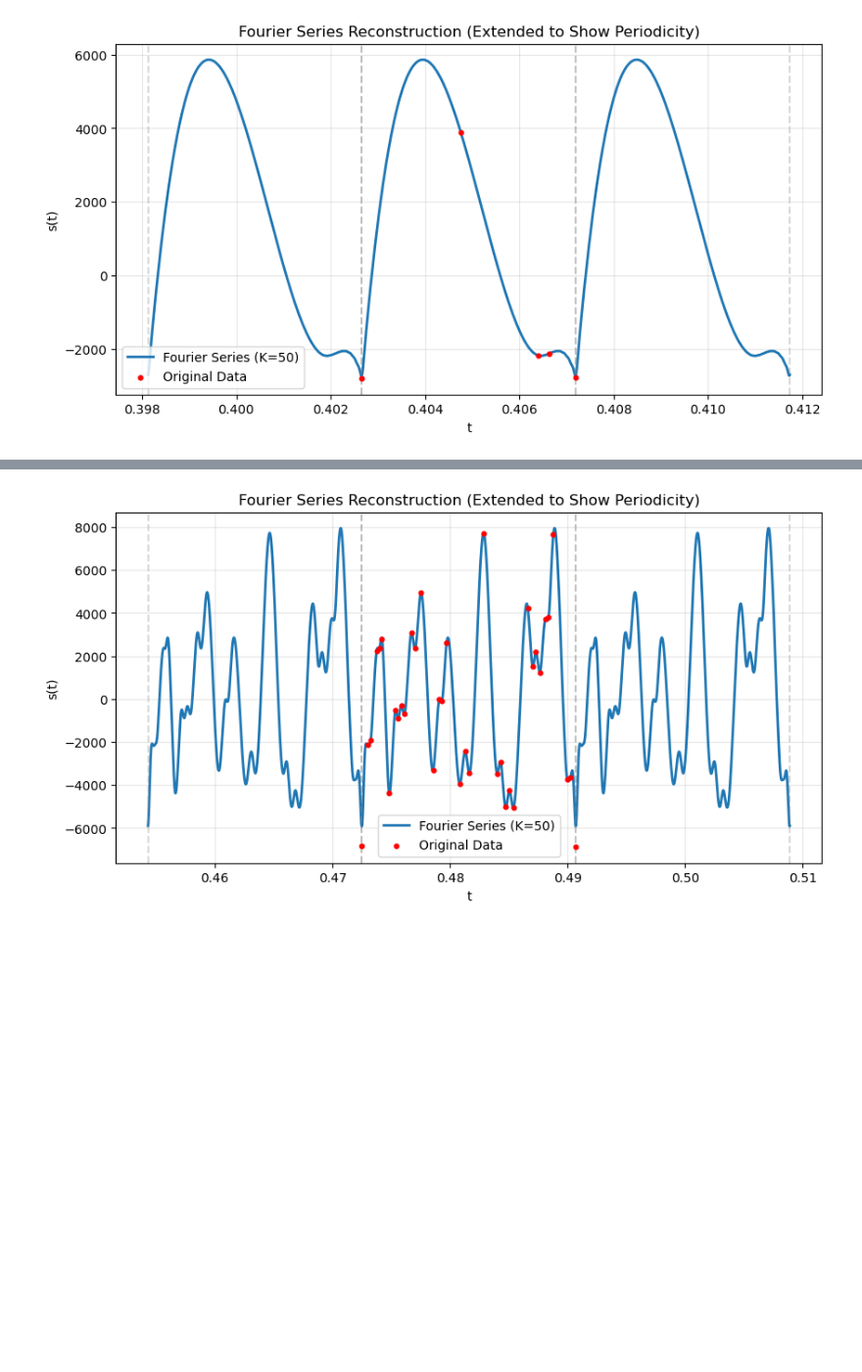
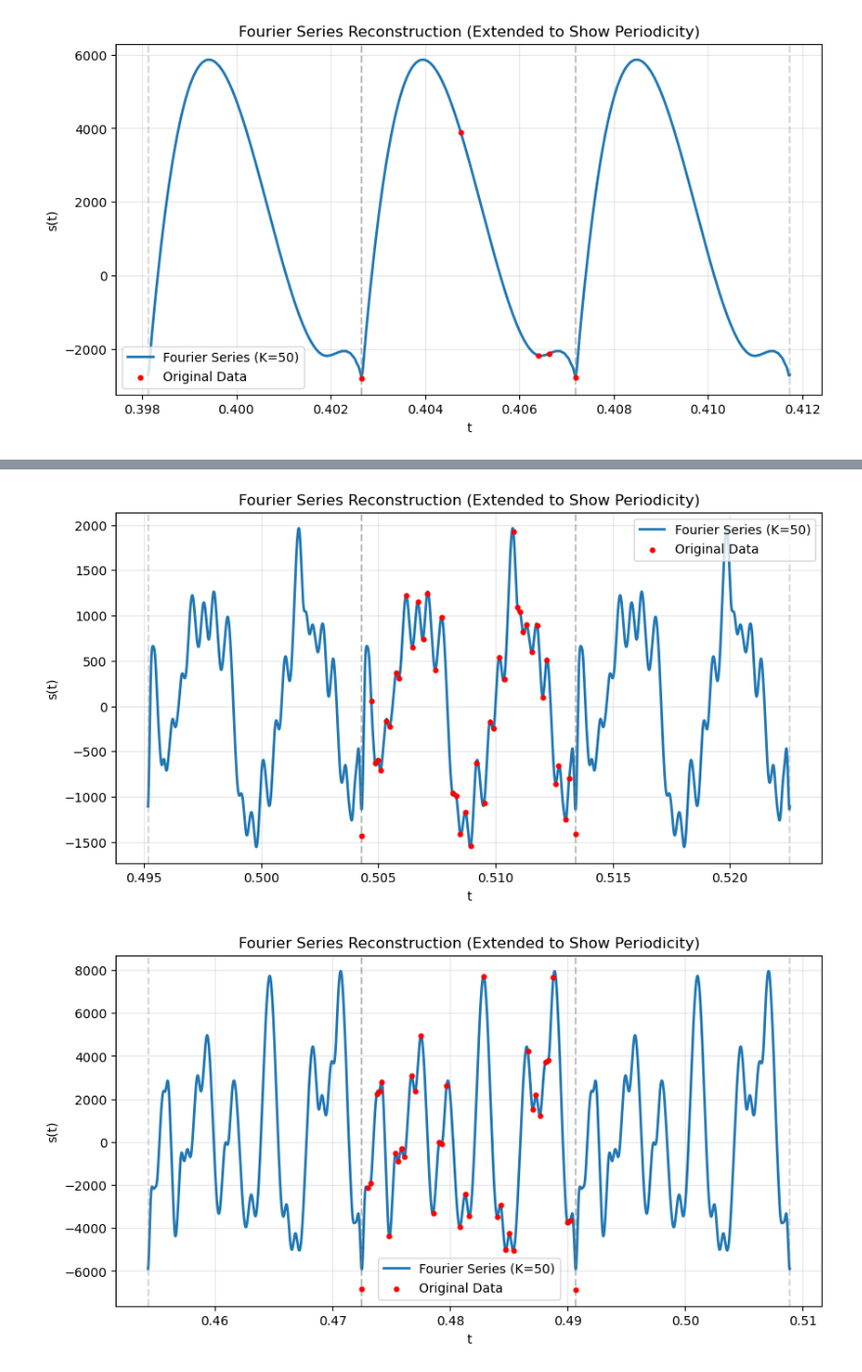
Before and after one commit to RobbenWijanathan/string-signal-analysis, a Jupyter notebook: fourier_analysis.ipynb, the cells around one changed output, grey strips where cells are left out. Shown at 98% size. Cells and saved outputs as stored; diff of their text form; code cells hidden in the pictures; blank space fills up the shorter version.

```diff
--- a/fourier_analysis.ipynb
+++ b/fourier_analysis.ipynb
@@ -178,3 +176,9 @@ visualizeFourier(data)
+# %%
+data = pd.read_csv("./plot_data/Violin A4-E5.csv", header=None)
+data = data.sort_values(by=0)
+visualizeFourier(data)
+# %% [output]
+[figure, added]
 # %%
 data = pd.read_csv("./plot_data/Guitar A Major.csv", header=None)
 visualizeFourier(data)
```
Also changed, not shown: parts of 3 cells of this notebook.
